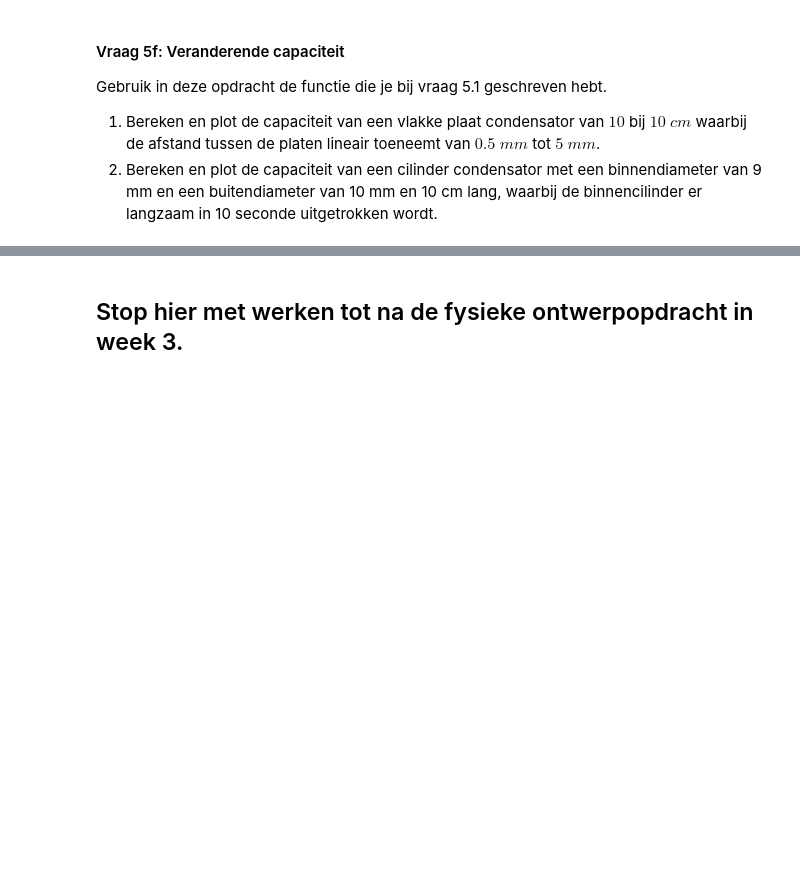
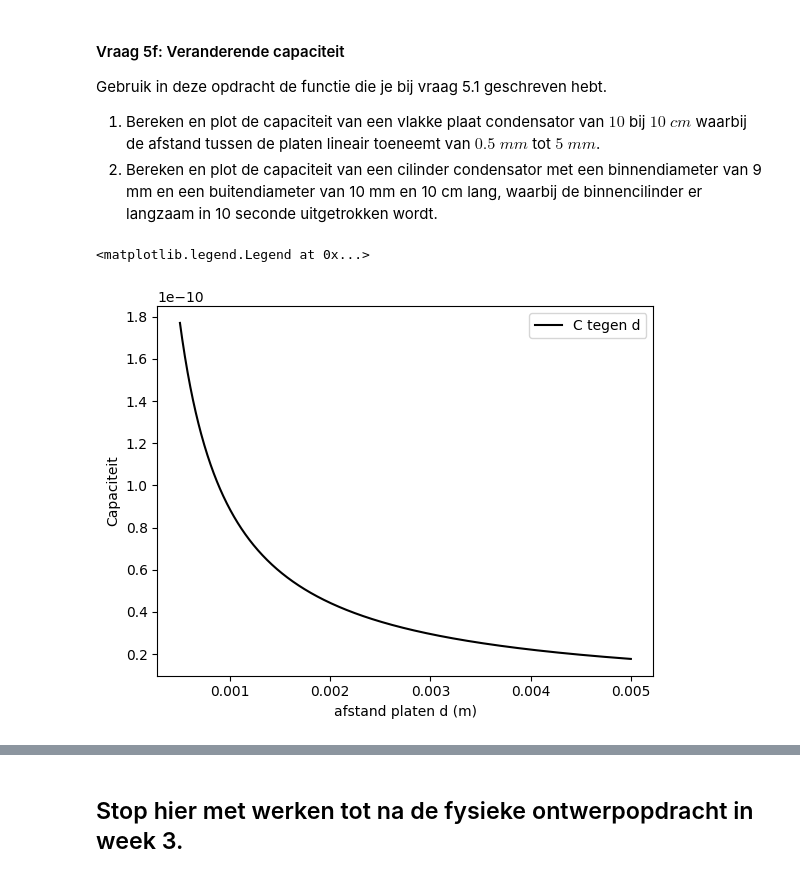
Before and after one commit to BrunoSchouten/Bruno-DEF, a Jupyter notebook: DigitaleOntwerpopdrachten/1CondensatorOpdracht/CondensatorOntwerpopdracht.ipynb, the cells around one changed output, grey strips where cells are left out. Drawn from its saved outputs; the diff is of its cells as text; code cells hidden in the pictures; blank space fills up the shorter version.

```diff
--- a/DigitaleOntwerpopdrachten/1CondensatorOpdracht/CondensatorOntwerpopdracht.ipynb
+++ b/DigitaleOntwerpopdrachten/1CondensatorOpdracht/CondensatorOntwerpopdracht.ipynb
@@ -817,6 +820,13 @@ Gebruik in deze opdracht de functie die je bij vraag 5.1 geschreven hebt.
 1. Bereken en plot de capaciteit van een vlakke plaat condensator van $10$ bij $10$ $cm$ waarbij de afstand tussen de platen lineair toeneemt van $0.5$ $mm$ tot $5$ $mm$.
 2. Bereken en plot de capaciteit van een cilinder condensator met een binnendiameter van 9 mm en een buitendiameter van 10 mm en 10 cm lang, waarbij de binnencilinder er langzaam in 10 seconde uitgetrokken wordt.
 # %%
-###
-###Jouw code hier###
-###
+#1
+d_arr = np.linspace(0.0005,0.005,1000)
+C_arr = vlakkeplaat(epsilon0,0.1*0.1,d_arr)
+plt.plot(d_arr,C_arr,'k-', label ='C tegen d')
+plt.xlabel('afstand platen d (m)')
+plt.ylabel('Capaciteit')
+plt.legend()
+# %% [output]
+<matplotlib.legend.Legend at 0x...>
+[figure, added]
```
Also changed, not shown: parts of 2 cells of this notebook.
